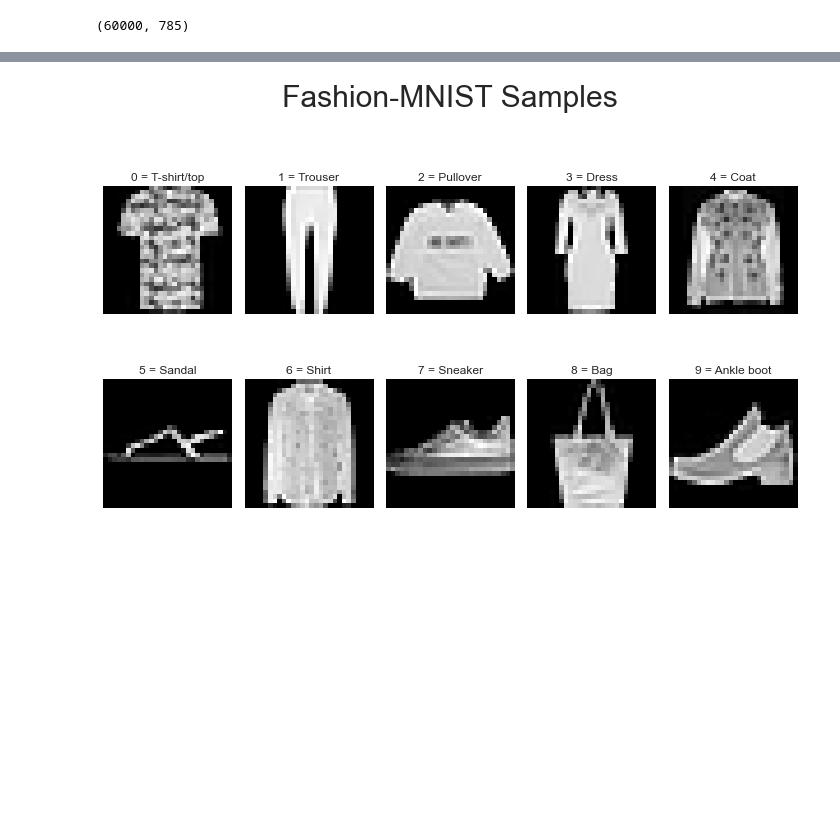
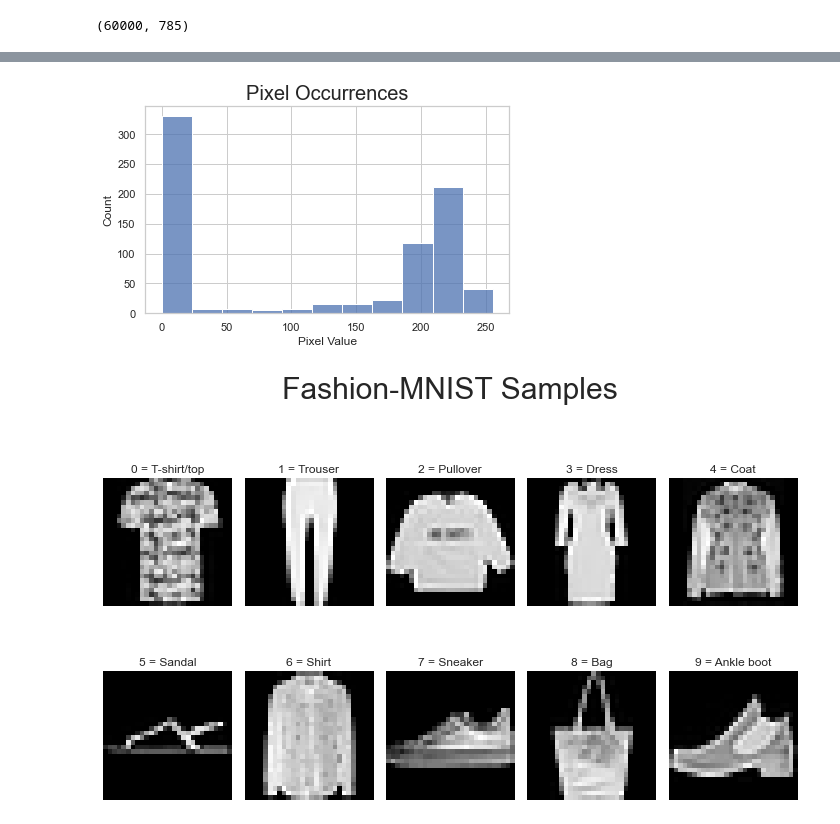
Before and after one commit to adiy55/1SB-Final-Project, a Jupyter notebook: 1SB ML Fashion MNIST.ipynb, the cells around one changed output, grey strips where cells are left out. Saved outputs shown, nothing was run; the diff lists cells and outputs as text; code cells hidden in the pictures; blank space fills up the shorter version.

```diff
--- a/1SB ML Fashion MNIST.ipynb
+++ b/1SB ML Fashion MNIST.ipynb
@@ -142,3 +164,11 @@ df.shape
+# %%
+sns.histplot(some_sample)
+plt.title("Pixel Occurrences", size= 20)
+plt.xlabel("Pixel Value")
+plt.tight_layout()
+plt.show()
+# %% [output]
+[figure, added]
 # %%
 # plot image for each category
 
```
Also changed, not shown: parts of 24 cells of this notebook.
